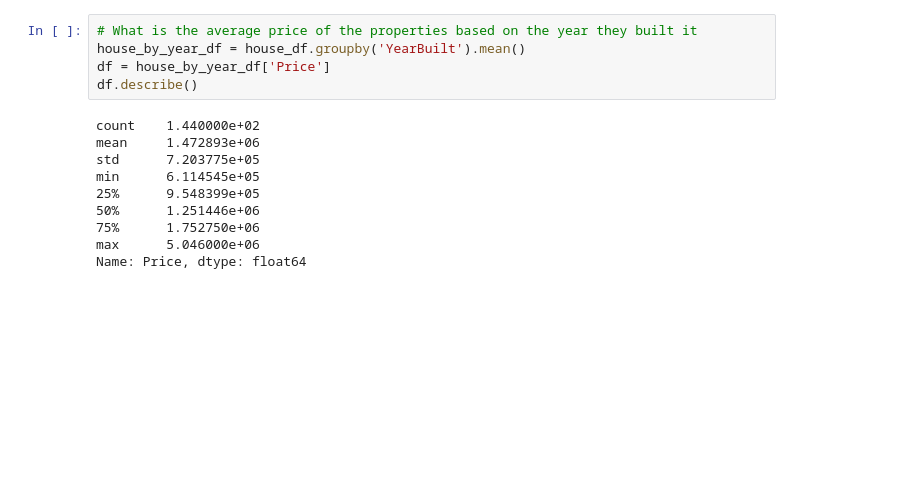
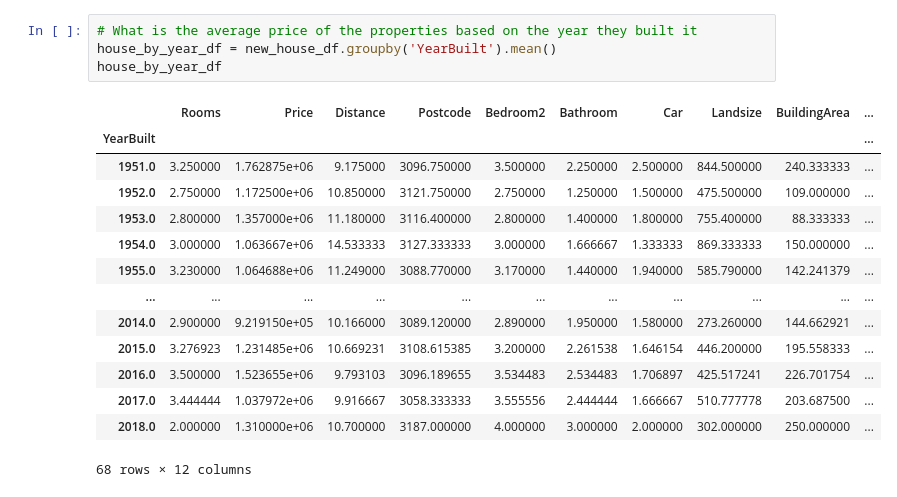
Before and after one commit to luonri11/project-2, a Jupyter notebook: aggregates.ipynb, the cells around one changed output. Drawn from its saved outputs; the diff is of its cells as text; blank space fills up the shorter version.

```diff
--- a/aggregates.ipynb
+++ b/aggregates.ipynb
@@ -23,15 +47,19 @@ house_by_suburb_df.head()
 # %%
 # What is the average price of the properties based on the year they built it
-house_by_year_df = house_df.groupby('YearBuilt').mean()
-df = house_by_year_df['Price']
-df.describe()
+house_by_year_df = new_house_df.groupby('YearBuilt').mean()
+house_by_year_df
 # %% [output]
+|  | Rooms | Price | Distance | Postcode | Bedroom2 | Bathroom | Car | Landsize | BuildingArea | ... |
+| YearBuilt |  |  |  |  |  |  |  |  |  | ... |
+| 1951.0 | 3.250000 | 1.762875e+06 | 9.175000 | 3096.750000 | 3.500000 | 2.250000 | 2.500000 | 844.500000 | 240.333333 | ... |
+| 1952.0 | 2.750000 | 1.172500e+06 | 10.850000 | 3121.750000 | 2.750000 | 1.250000 | 1.500000 | 475.500000 | 109.000000 | ... |
+| 1953.0 | 2.800000 | 1.357000e+06 | 11.180000 | 3116.400000 | 2.800000 | 1.400000 | 1.800000 | 755.400000 | 88.333333 | ... |
+| 1954.0 | 3.000000 | 1.063667e+06 | 14.533333 | 3127.333333 | 3.000000 | 1.666667 | 1.333333 | 869.333333 | 150.000000 | ... |
+| 1955.0 | 3.230000 | 1.064688e+06 | 11.249000 | 3088.770000 | 3.170000 | 1.440000 | 1.940000 | 585.790000 | 142.241379 | ... |
+| ... | ... | ... | ... | ... | ... | ... | ... | ... | ... | ... |
+| 2014.0 | 2.900000 | 9.219150e+05 | 10.166000 | 3089.120000 | 2.890000 | 1.950000 | 1.580000 | 273.260000 | 144.662921 | ... |
+| 2015.0 | 3.276923 | 1.231485e+06 | 10.669231 | 3108.615385 | 3.200000 | 2.261538 | 1.646154 | 446.200000 | 195.558333 | ... |
+| 2016.0 | 3.500000 | 1.523655e+06 | 9.793103 | 3096.189655 | 3.534483 | 2.534483 | 1.706897 | 425.517241 | 226.701754 | ... |
+| 2017.0 | 3.444444 | 1.037972e+06 | 9.916667 | 3058.333333 | 3.555556 | 2.444444 | 1.666667 | 510.777778 | 203.687500 | ... |
+| 2018.0 | 2.000000 | 1.310000e+06 | 10.700000 | 3187.000000 | 4.000000 | 3.000000 | 2.000000 | 302.000000 | 250.000000 | ... |
-count    1.440000e+02
-mean     1.472893e+06
-std      7.203775e+05
-min      6.114545e+05
-25%      9.548399e+05
-50%      1.251446e+06
-75%      1.752750e+06
-max      5.046000e+06
-Name: Price, dtype: float64
+68 rows × 12 columns
```
Also changed, not shown: parts of 5 cells of this notebook.
